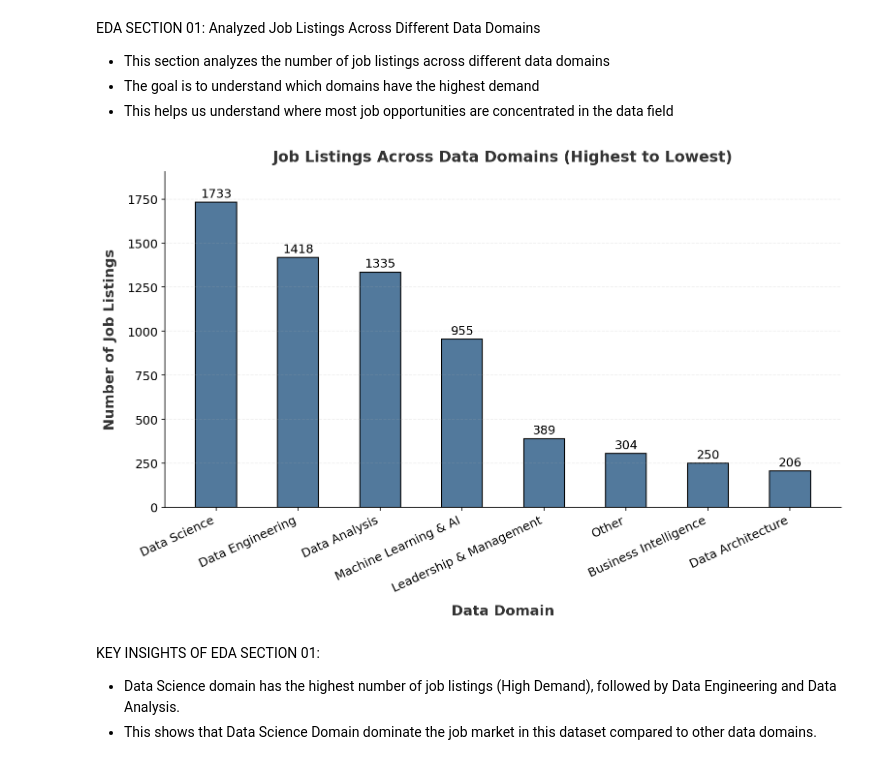
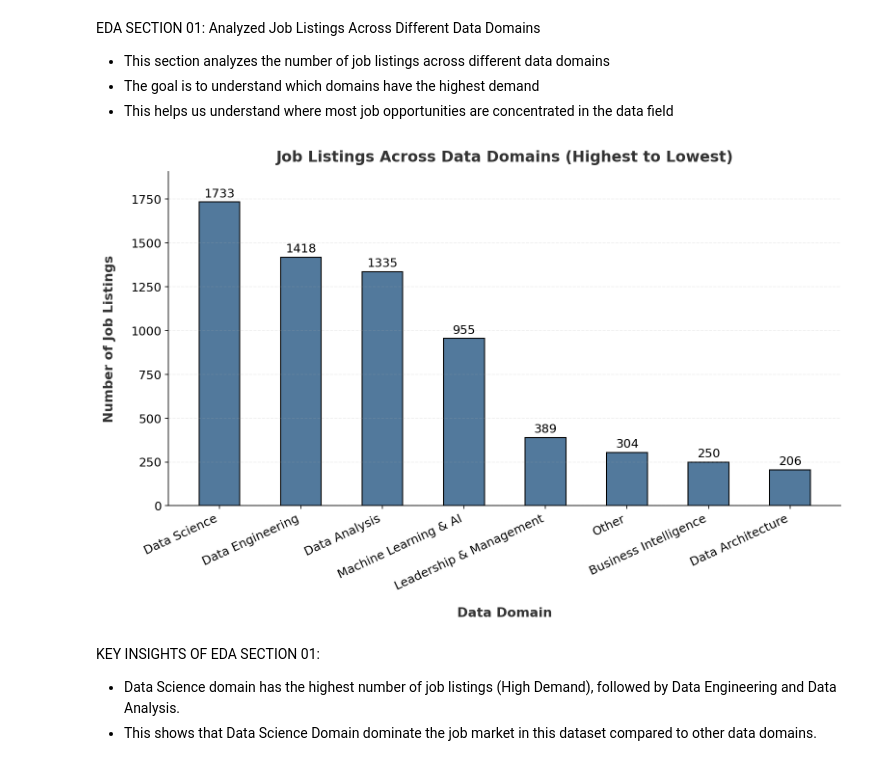
Before and after one commit to Chauhanekta21/Data_Job_Market_Analysis, a Jupyter notebook: main_file.ipynb, the cells around one changed output. Saved outputs shown, nothing was run; the diff lists cells and outputs as text; code cells hidden in the pictures.

Commit message:
Enhanced plot readability by improving labels, spacing, and overall visual clarity

```diff
--- a/main_file.ipynb
+++ b/main_file.ipynb
@@ -527,38 +527,39 @@ plt.bar(x, y, width=0.5, edgecolor="black", color="#52799C")
 plt.title("Job Listings Across Data Domains (Highest to Lowest)",
             fontdict={"color":"#333333", "fontweight":"bold", "fontsize":15},
             pad=10)
 
 plt.xlabel("Data Domain",
-            fontdict={"color":"#333333", "fontweight":"bold", "fontsize":14},
-            labelpad=10)
+            fontdict={"color":"#333333", "fontweight":"bold", "fontsize":13},
+            labelpad=15)
 
 plt.ylabel("Number of Job Listings",
-            fontdict={"color":"#333333", "fontweight":"bold", "fontsize":14},
-            labelpad=10)
+            fontdict={"color":"#333333", "fontweight":"bold", "fontsize":13},
+            labelpad=15)
 
 # Ticks
 plt.xticks(rotation=25, ha='right', fontsize=12)
 plt.yticks(fontsize=12)
+
 
 # Value labels
 for i, v in enumerate(y):
     plt.text(i, v + max(y)*0.008, str(v), ha='center', va='bottom', fontsize=12)
 
 # Axis limits & spacing
 plt.ylim(0, max(y) * 1.1)
 plt.margins(y=0.05)
 
 # Grid
 plt.grid(axis='y', linestyle='--', alpha=0.2)
 
 # Clean spines
 plt.gca().spines['top'].set_visible(False)
 plt.gca().spines['right'].set_visible(False)
 
 # Show
 plt.show()
 # %% [output]
-[figure, old version]
+[figure, new version]
 # %% [markdown]
 KEY INSIGHTS OF EDA SECTION 01:
 
```
Also changed, not shown: parts of 3 cells of this notebook.
